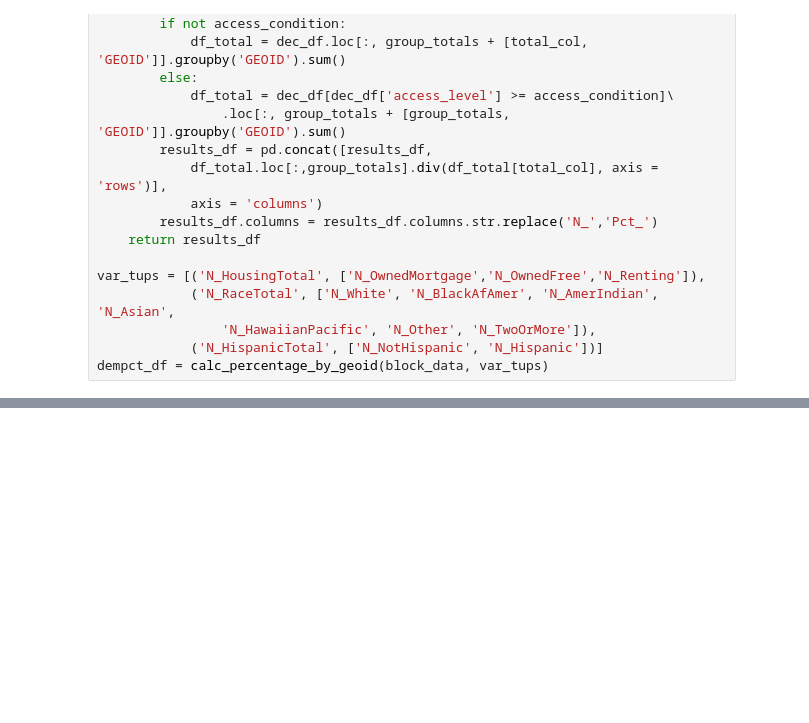
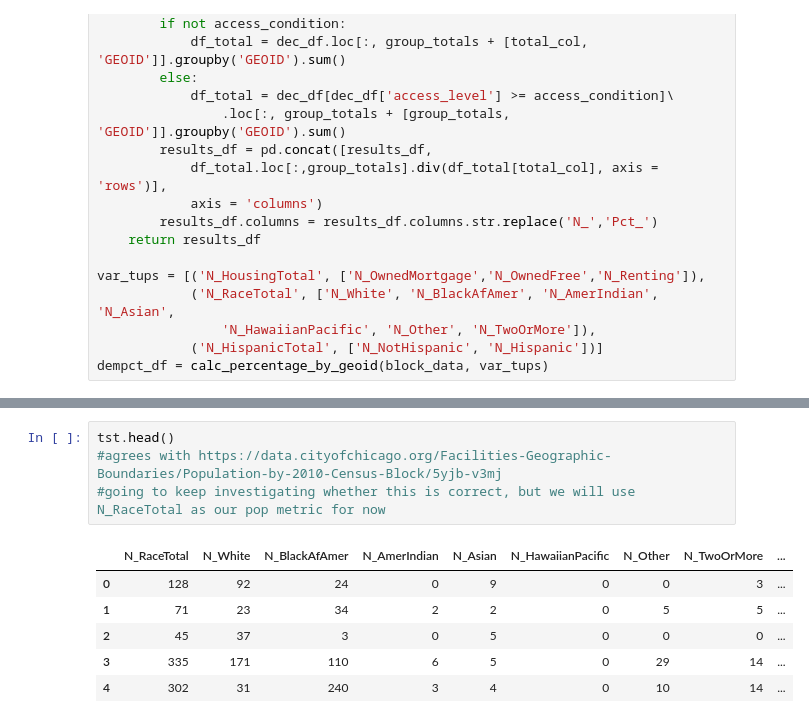
Before and after one commit to Bipartisan-Policy-Center/BPC_BroadbandGIS, a Jupyter notebook: Broadband_Coverage.ipynb, the cells around one changed output, grey strips where cells are left out. Drawn from its saved outputs; the diff is of its cells as text; blank space fills up the shorter version.

```diff
--- a/Broadband_Coverage.ipynb
+++ b/Broadband_Coverage.ipynb
@@ -456,0 +414,11 @@ dempct_df
+# %%
+tst.head()
+#agrees with https://data.cityofchicago.org/Facilities-Geographic-Boundaries/Population-by-2010-Census-Block/5yjb-v3mj
+#going to keep investigating whether this is correct, but we will use N_RaceTotal as our pop metric for now
+# %% [output]
+|  | N_RaceTotal | N_White | N_BlackAfAmer | N_AmerIndian | N_Asian | N_HawaiianPacific | N_Other | N_TwoOrMore | ... |
+| 0 | 128 | 92 | 24 | 0 | 9 | 0 | 0 | 3 | ... |
+| 1 | 71 | 23 | 34 | 2 | 2 | 0 | 5 | 5 | ... |
+| 2 | 45 | 37 | 3 | 0 | 5 | 0 | 0 | 0 | ... |
+| 3 | 335 | 171 | 110 | 6 | 5 | 0 | 29 | 14 | ... |
+| 4 | 302 | 31 | 240 | 3 | 4 | 0 | 10 | 14 | ... |
```
Also changed, not shown: parts of 25 cells of this notebook.
